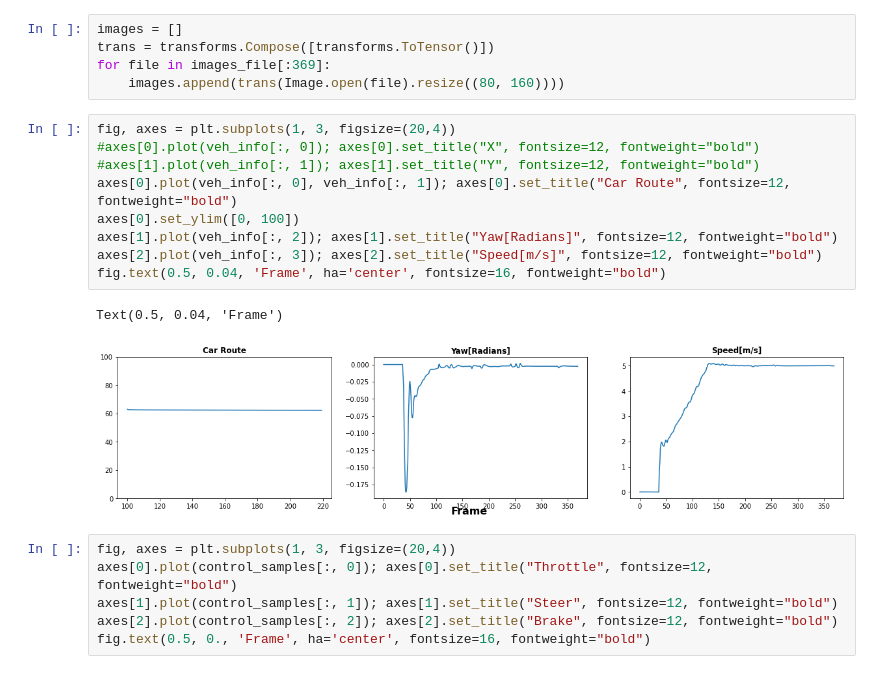
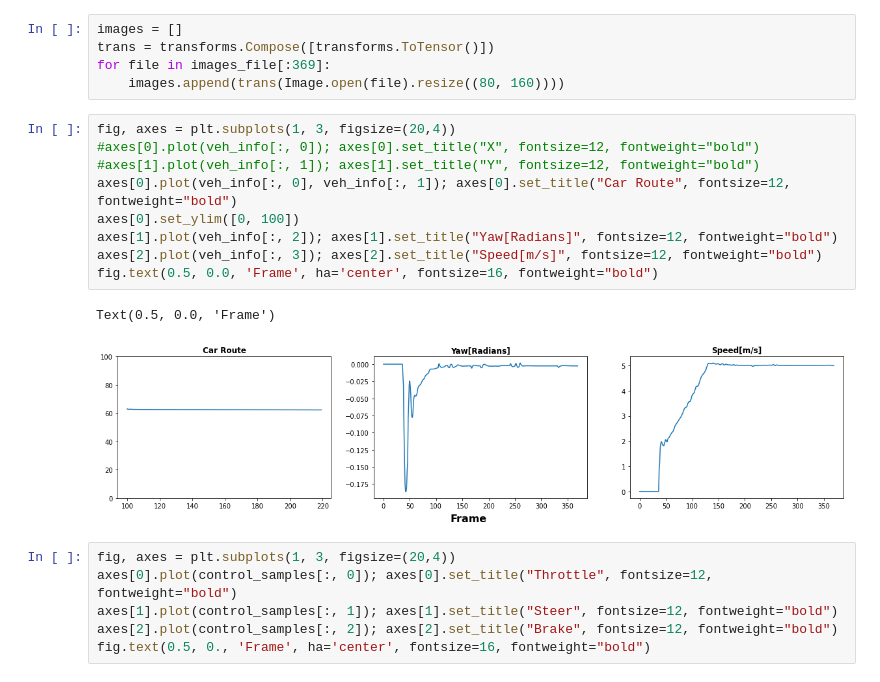
Before and after one commit to JoseVillagranE/Assisted-RL-Algorithm-for-Autonomous-Driving, a Jupyter notebook: models/BC.ipynb, the cells around one changed output. Cells and saved outputs as stored; diff of their text form.

```diff
--- a/models/BC.ipynb
+++ b/models/BC.ipynb
@@ -34,15 +34,15 @@ for file in images_file[:369]:
 # %%
 fig, axes = plt.subplots(1, 3, figsize=(20,4))
 #axes[0].plot(veh_info[:, 0]); axes[0].set_title("X", fontsize=12, fontweight="bold")
 #axes[1].plot(veh_info[:, 1]); axes[1].set_title("Y", fontsize=12, fontweight="bold")
 axes[0].plot(veh_info[:, 0], veh_info[:, 1]); axes[0].set_title("Car Route", fontsize=12, fontweight="bold")
 axes[0].set_ylim([0, 100])
 axes[1].plot(veh_info[:, 2]); axes[1].set_title("Yaw[Radians]", fontsize=12, fontweight="bold")
 axes[2].plot(veh_info[:, 3]); axes[2].set_title("Speed[m/s]", fontsize=12, fontweight="bold")
-fig.text(0.5, 0.04, 'Frame', ha='center', fontsize=16, fontweight="bold")
+fig.text(0.5, 0.0, 'Frame', ha='center', fontsize=16, fontweight="bold")
 # %% [output]
-Text(0.5, 0.04, 'Frame')
+Text(0.5, 0.0, 'Frame')
-[figure, old version]
+[figure, new version]
 # %%
 fig, axes = plt.subplots(1, 3, figsize=(20,4))
 axes[0].plot(control_samples[:, 0]); axes[0].set_title("Throttle", fontsize=12, fontweight="bold")
```
Also changed, not shown: parts of 5 cells of this notebook, 22 other files.
